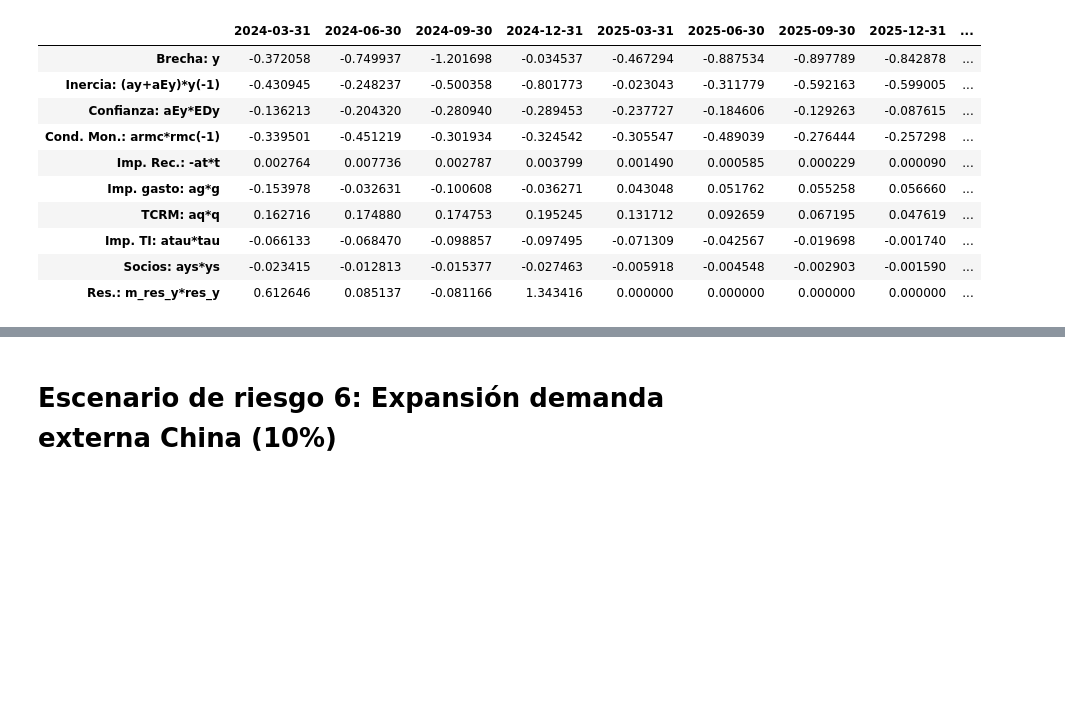
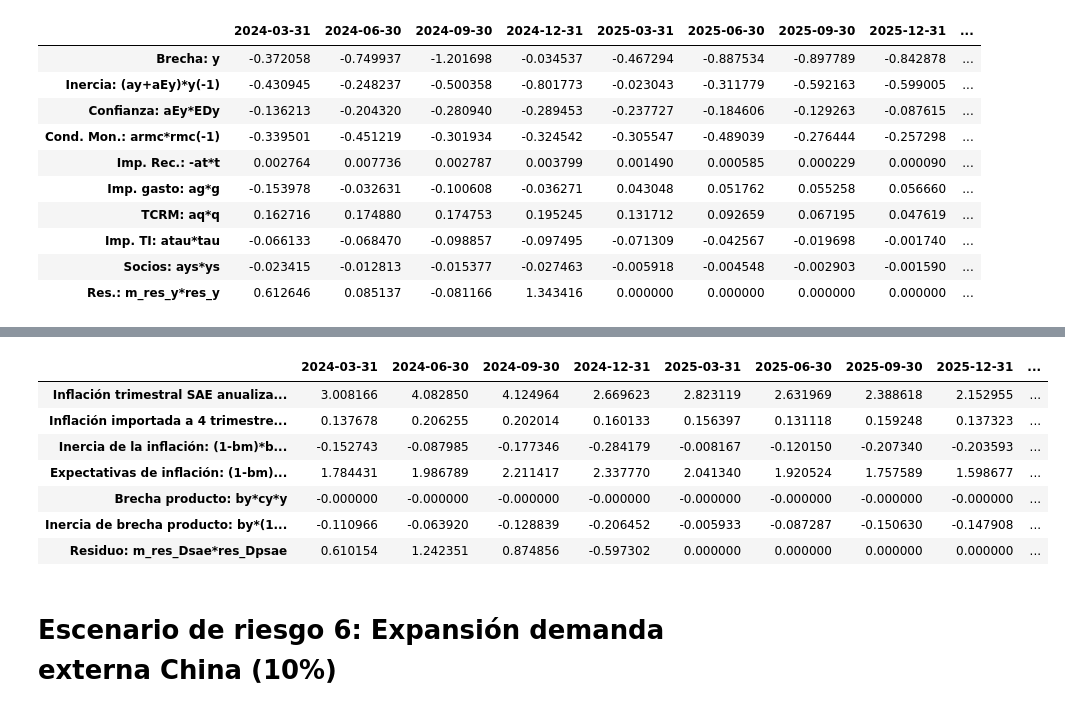
Before and after one commit to jamayat/CUECOPolMon, a Jupyter notebook: 01_Clase_sobre_MPT.ipynb, the cells around one changed output, grey strips where cells are left out. Drawn from its saved outputs; the diff is of its cells as text; code cells hidden in the pictures; blank space fills up the shorter version.

```diff
--- a/01_Clase_sobre_MPT.ipynb
+++ b/01_Clase_sobre_MPT.ipynb
@@ -537,3 +597,33 @@ pd.DataFrame(np.c_[y,yl,yEDy,rmc,t,g,q,tau,ys,res_y], columns=['Brecha: y','Iner
+# %%
+# Paridad descubierta de tasas de inter s modificada
+# Ds = rho_Ds*Ds(+1) + (1 + rho_Ds)*( ime + x - imn + m_res_Ds*res_Ds )
+
+rho_Ds = 0.400000000000000
+m_res_Ds = (77.208300000000000)**0.5
+
+hist2show = 4
+
+Ds     = UFDB_base['Ds'].values[-(hist2show+FH):].reshape(-1,1)
+Dpsael = rho_Ds*UFDB_base['Ds'].values[-((hist2show+FH)+1):-1].reshape(-1,1)
+
+Dpsae  = UFDB_base['Dpsae'].values[-(hist2show+FH):].reshape(-1,1)
+D4pm   = bm*UFDB_base['D4pm'].values[-(hist2show+FH):].reshape(-1,1)
+Dpsael = (1-bm)*bsae*UFDB_base['y'].values[-((hist2show+FH)+1):-1].reshape(-1,1)
+ED4p   = (1-bm)*(1-bsae)*UFDB_base['ED4p'].values[-(hist2show+FH):].reshape(-1,1)
+y      = by*cy*UFDB_base['y'].values[-(hist2show+FH):].reshape(-1,1)
+yl     = by*(1-cy)*UFDB_base['y'].values[-((hist2show+FH)+1):-1].reshape(-1,1)
+res_Dpsae = m_res_Dpsae*UFDB_base['res_Dpsae'].values[-(hist2show+FH):].reshape(-1,1)
+
+pd.DataFrame(np.c_[Dpsae,D4pm,Dpsael,ED4p,y,yl,res_Dpsae], columns=['Inflación trimestral SAE anualizada: Dpsae','Inflación importada a 4 trimestres: bm*D4pm','Inercia de la inflación: (1-bm)*bsae*Dpsae(-1)','Expectativas de inflación: (1-bm)*(1-bsae)*ED4p','Brecha producto: by*cy*y','Inercia de brecha producto: by*(1-cy)*y(-1)','Residuo: m_res_Dsae*res_Dpsae'], index=UFDB_base.index[-(hist2show+FH):]).T
+# %% [output]
+|  | 2024-03-31 | 2024-06-30 | 2024-09-30 | 2024-12-31 | 2025-03-31 | 2025-06-30 | 2025-09-30 | 2025-12-31 | ... |
+| Inflación trimestral SAE anualiza... | 3.008166 | 4.082850 | 4.124964 | 2.669623 | 2.823119 | 2.631969 | 2.388618 | 2.152955 | ... |
+| Inflación importada a 4 trimestre... | 0.137678 | 0.206255 | 0.202014 | 0.160133 | 0.156397 | 0.131118 | 0.159248 | 0.137323 | ... |
+| Inercia de la inflación: (1-bm)*b... | -0.152743 | -0.087985 | -0.177346 | -0.284179 | -0.008167 | -0.120150 | -0.207340 | -0.203593 | ... |
+| Expectativas de inflación: (1-bm)... | 1.784431 | 1.986789 | 2.211417 | 2.337770 | 2.041340 | 1.920524 | 1.757589 | 1.598677 | ... |
+| Brecha producto: by*cy*y | -0.000000 | -0.000000 | -0.000000 | -0.000000 | -0.000000 | -0.000000 | -0.000000 | -0.000000 | ... |
+| Inercia de brecha producto: by*(1... | -0.110966 | -0.063920 | -0.128839 | -0.206452 | -0.005933 | -0.087287 | -0.150630 | -0.147908 | ... |
+| Residuo: m_res_Dsae*res_Dpsae | 0.610154 | 1.242351 | 0.874856 | -0.597302 | 0.000000 | 0.000000 | 0.000000 | 0.000000 | ... |
 # %% [markdown]
 # Escenario de riesgo 6: Expansión demanda externa China (10%)
 # %%
```
Also changed, not shown: parts of 2 cells of this notebook.
